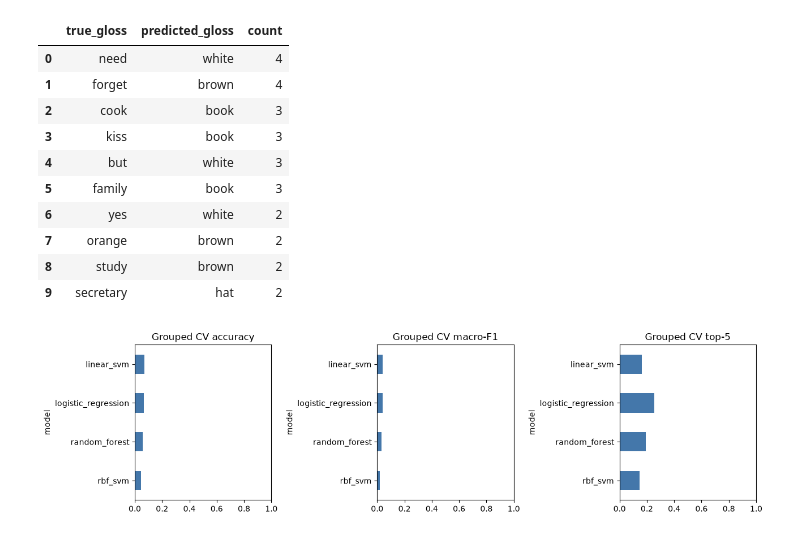
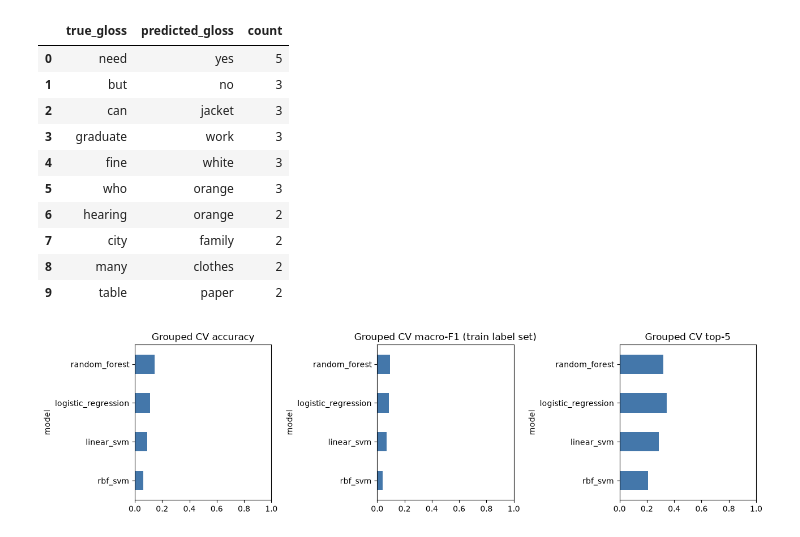
Before and after one commit to sarthak19ok/sign-language-recognition, a Jupyter notebook: sign-language-recognition/notebooks/06_classical_ml_baselines.ipynb, the cells around one changed output. Drawn from its saved outputs; the diff is of its cells as text; code cells hidden in the pictures.

```diff
--- a/sign-language-recognition/notebooks/06_classical_ml_baselines.ipynb
+++ b/sign-language-recognition/notebooks/06_classical_ml_baselines.ipynb
@@ -118,10 +212,19 @@ for name,candidates in estimator_specs().items():
             model=make_model(name,params); start=time.perf_counter(); model.fit(X_train[tr],y_train[tr]); fit_seconds=time.perf_counter()-start
             metric,_,_=scores(model,X_train[va],y_train[va]); cv_rows.append({'model':name,'candidate_id':candidate_id,'params_json':json.dumps(params,sort_keys=True),'fold':fold,'fit_seconds':fit_seconds,**metric})
 cv_detail=pd.DataFrame(cv_rows); cv_detail.to_csv(REPORTS/'grouped_cv_fold_metrics.csv',index=False)
-cv_summary=cv_detail.groupby(['model','candidate_id','params_json']).agg(accuracy_mean=('accuracy','mean'),accuracy_std=('accuracy','std'),macro_f1_mean=('macro_f1_eval_labels','mean'),macro_f1_std=('macro_f1_eval_labels','std'),top5_mean=('top5_accuracy','mean'),top5_std=('top5_accuracy','std'),fit_seconds_mean=('fit_seconds','mean')).reset_index()
-cv_summary=cv_summary.sort_values(['macro_f1_mean','accuracy_mean'],ascending=False); cv_summary.to_csv(REPORTS/'grouped_cv_summary.csv',index=False); display(cv_summary)
+fold_audit.to_csv(REPORTS/'grouped_cv_fold_audit.csv',index=False)
+cv_summary=cv_detail.groupby(['model','candidate_id','params_json']).agg(
+    macro_f1_train_label_set_mean=('macro_f1_train_label_set','mean'),macro_f1_train_label_set_std=('macro_f1_train_label_set','std'),
+    accuracy_mean=('accuracy','mean'),accuracy_std=('accuracy','std'),
+    macro_f1_eval_labels_mean=('macro_f1_eval_labels','mean'),macro_f1_eval_labels_std=('macro_f1_eval_labels','std'),
+    top5_mean=('top5_accuracy','mean'),top5_std=('top5_accuracy','std'),fit_seconds_mean=('fit_seconds','mean')).reset_index()
+# Selection rule: macro_f1_train_label_set_mean (desc), then accuracy_mean (desc); deterministic final fallback.
+cv_summary['_f1_key']=cv_summary.macro_f1_train_label_set_mean.round(12); cv_summary['_acc_key']=cv_summary.accuracy_mean.round(12)
+cv_summary=cv_summary.sort_values(['_f1_key','_acc_key','model','candidate_id'],ascending=[False,False,True,True]).drop(columns=['_f1_key','_acc_key']).reset_index(drop=True)
+cv_summary.insert(0,'selection_rank',range(1,len(cv_summary)+1))
+cv_summary.to_csv(REPORTS/'grouped_cv_summary.csv',index=False); display(cv_summary)
 best_params={}
 for name in estimator_specs():
     best=cv_summary.loc[cv_summary.model.eq(name)].iloc[0]; best_params[name]=json.loads(best.params_json)
-print(best_params)
+print('selection metric:',SELECTION_METRIC,'| tie-break:',SELECTION_TIEBREAK); print(best_params)
 # %% [output]
@@ -143,11 +246,12 @@ Each selected family is refit once on all 182 train examples. Validation results
 # %%
+train_label_set=set(y_train)
 final_models={}; validation_rows=[]; test_rows=[]; prediction_rows=[]; efficiency=[]
 for name,params in best_params.items():
     model=make_model(name,params); start=time.perf_counter(); model.fit(X_train,y_train); train_seconds=time.perf_counter()-start
     final_models[name]=model; joblib.dump(model,MODELS/f'{name}.joblib')
     for split,X,y,ids,collector in [('val',X_val,y_val,id_val,validation_rows),('test',X_test,y_test,id_test,test_rows)]:
         metric,pred,top=scores(model,X,y); collector.append({'model':name,'params_json':json.dumps(params,sort_keys=True),**metric})
-        for vid,true,guess,ranked in zip(ids,y,pred,top): prediction_rows.append({'model':name,'split':split,'video_id':vid,'true_gloss':true,'predicted_gloss':guess,'correct':bool(true==guess),'top5_predictions':json.dumps(ranked.tolist()),'label_unseen_in_train':bool(true not in set(y_train))})
+        for vid,true,guess,ranked in zip(ids,y,pred,top): prediction_rows.append({'model':name,'split':split,'video_id':vid,'true_gloss':true,'predicted_gloss':guess,'correct':bool(true==guess),'top5_predictions':json.dumps(ranked.tolist()),'label_unseen_in_train':bool(true not in train_label_set)})
     # repeated batch inference, excluding load/plot time
     timings=[]
     for _ in range(10):
@@ -157,6 +261,8 @@ for name,params in best_params.items():
     efficiency.append({'model':name,'train_seconds':train_seconds,'test_batch_latency_mean_seconds':float(np.mean(timings)),'test_batch_latency_median_seconds':float(np.median(timings)),'latency_ms_per_sample':float(np.median(timings)*1000/len(X_test)),'model_size_mb':file_mb,'complexity_proxy':int(complexity)})
 validation=pd.DataFrame(validation_rows); test=pd.DataFrame(test_rows); predictions=pd.DataFrame(prediction_rows); efficiency=pd.DataFrame(efficiency)
 validation.to_csv(REPORTS/'validation_metrics_descriptive.csv',index=False); test.to_csv(REPORTS/'test_metrics_held_out.csv',index=False); predictions.to_csv(REPORTS/'predictions.csv',index=False); efficiency.to_csv(REPORTS/'efficiency.csv',index=False)
+assert (validation.n_samples==len(y_val)).all() and (test.n_samples==len(y_test)).all()  # no test/val example is discarded
+assert len(y_test)==split_counts['test'] and len(y_val)==split_counts['val']
 display(validation); display(test); display(efficiency)
 # %% [output]
 |  | model | params_json | accuracy | macro_f1_eval_labels | macro_f1_train_label_set | weighted_f1 | ... |
@@ -181,15 +289,38 @@ The selected model is the family with the strongest training-only CV macro-F1. T
 # %%
 selected=cv_summary.iloc[0].model; model=final_models[selected]; metrics,pred,top=scores(model,X_test,y_test)
-known=np.array([label in set(y_train) for label in y_test]); known_labels=np.array(sorted(set(y_test[known])))
-cm=confusion_matrix(y_test[known],pred[known],labels=known_labels) if known.any() else np.empty((0,0),int)
-np.save(REPORTS/'selected_model_confusion_matrix.npy',cm); pd.DataFrame(cm,index=known_labels,columns=known_labels).to_csv(REPORTS/'selected_model_confusion_matrix.csv')
-report=pd.DataFrame(classification_report(y_test[known],pred[known],labels=known_labels,output_dict=True,zero_division=0)).T if known.any() else pd.DataFrame()
+assert metrics['n_samples']==len(y_test)==split_counts['test']   # all test examples used in accuracy / top-5
+train_label_set=set(ALL_TRAIN_LABELS); test_truth_set=set(y_test); pred_set=set(pred)
+known=np.array([label in train_label_set for label in y_test])
+assert pred_set<=train_label_set   # model can only predict classes seen in training
+# Confusion matrix over the complete training label set on BOTH axes. Rows are test examples with a training-known true label;
+# examples with a training-absent true label have no row and are listed in the coverage report instead.
+cm=confusion_matrix(y_test[known],pred[known],labels=ALL_TRAIN_LABELS)
+assert cm.shape==(len(ALL_TRAIN_LABELS),len(ALL_TRAIN_LABELS))==(100,100) and int(cm.sum())==int(known.sum())
+np.save(REPORTS/'selected_model_confusion_matrix.npy',cm)
+pd.DataFrame(cm,index=ALL_TRAIN_LABELS,columns=ALL_TRAIN_LABELS).to_csv(REPORTS/'selected_model_confusion_matrix.csv')
+# Per-class report over the same 100 labels. All 317 test rows are passed (nothing discarded); zero_division=0.
+rep=classification_report(y_test,pred,labels=ALL_TRAIN_LABELS,output_dict=True,zero_division=0); rep.pop('accuracy',None)
+report=pd.DataFrame(rep).T
+n_pred=pd.Series(pred).value_counts().reindex(ALL_TRAIN_LABELS).fillna(0).astype(int)
+report['n_predicted']=n_pred.reindex(report.index); report['in_test_ground_truth']=report['support'].gt(0).where(report.index.isin(ALL_TRAIN_LABELS))
+report['predicted_without_test_support']=(report['support'].eq(0)&report['n_predicted'].gt(0)).where(report.index.isin(ALL_TRAIN_LABELS))
+assert np.isclose(report.loc['macro avg','f1-score'],metrics['macro_f1_train_label_set'])   # report agrees with the selection-metric definition
 report.to_csv(REPORTS/'selected_model_per_class_report.csv')
-wrong=predictions.loc[(predictions.model.eq(selected))&(predictions.split.eq('test'))&(~predictions.correct)].copy(); pairs=wrong.groupby(['true_gloss','predicted_gloss']).size().sort_values(ascending=False).rename('count').reset_index(); pairs.to_csv(REPORTS/'frequent_confusions.csv',index=False)
+no_gt_pred=sorted(pred_set-test_truth_set)
+test_label_coverage={'selected_model':selected,'n_training_labels':len(ALL_TRAIN_LABELS),'n_test_labels_represented':len(test_truth_set),
+  'n_test_labels_present_in_training':len(test_truth_set&train_label_set),'test_labels_absent_from_training':sorted(test_truth_set-train_label_set),
+  'n_test_labels_absent_from_training':len(test_truth_set-train_label_set),'n_test_examples_total':int(len(y_test)),
+  'n_test_examples_with_label_absent_from_training':int((~known).sum()),'n_test_examples_in_confusion_matrix':int(known.sum()),
+  'n_training_labels_with_no_test_ground_truth':len(train_label_set-test_truth_set),
+  'predicted_classes_without_test_ground_truth':no_gt_pred,'n_predictions_on_classes_without_test_ground_truth':int(sum(p not in test_truth_set for p in pred)),
+  'confusion_matrix_shape':list(cm.shape)}
+(REPORTS/'test_label_coverage.json').write_text(json.dumps(test_label_coverage,indent=2)); print(json.dumps(test_label_coverage,indent=1))
+# Frequent confusions: only examples whose true label was learnable (present in training); unseen-label errors are tracked in the coverage file.
+wrong=predictions.loc[(predictions.model.eq(selected))&(predictions.split.eq('test'))&(~predictions.correct)&(~predictions.label_unseen_in_train)].copy(); pairs=wrong.groupby(['true_gloss','predicted_gloss']).size().sort_values(ascending=False).rename('count').reset_index(); pairs.to_csv(REPORTS/'frequent_confusions.csv',index=False)
 display(report.head()); display(pairs.head(10))
 fig,axes=plt.subplots(1,3,figsize=(13,3.5))
-plot=cv_summary.groupby('model')[['accuracy_mean','macro_f1_mean','top5_mean']].max().sort_values('macro_f1_mean')
-for ax,col,title in zip(axes,['accuracy_mean','macro_f1_mean','top5_mean'],['Grouped CV accuracy','Grouped CV macro-F1','Grouped CV top-5']): plot[col].plot.barh(ax=ax,color='#4477AA'); ax.set_title(title); ax.set_xlim(0,1)
+plot=cv_summary.groupby('model').first()[['accuracy_mean','macro_f1_train_label_set_mean','top5_mean']].sort_values('macro_f1_train_label_set_mean')  # best candidate per family by the selection rule
+for ax,col,title in zip(axes,['accuracy_mean','macro_f1_train_label_set_mean','top5_mean'],['Grouped CV accuracy','Grouped CV macro-F1 (train label set)','Grouped CV top-5']): plot[col].plot.barh(ax=ax,color='#4477AA'); ax.set_title(title); ax.set_xlim(0,1)
 plt.tight_layout(); plt.savefig(REPORTS/'cv_model_comparison.png',dpi=160); plt.show()
 fig,ax=plt.subplots(figsize=(7,3)); efficiency.set_index('model')['latency_ms_per_sample'].plot.bar(ax=ax,color='#66AA55'); ax.set_ylabel('median ms/sample'); ax.set_title('Held-out inference latency'); plt.tight_layout(); plt.savefig(REPORTS/'inference_latency.png',dpi=160); plt.show()
 # %% [output]
@@ -202,12 +351,12 @@ fig,ax=plt.subplots(figsize=(7,3)); efficiency.set_index('model')['latency_ms_pe
 |  | true_gloss | predicted_gloss | count |
-| 0 | need | white | 4 |
-| 1 | forget | brown | 4 |
-| 2 | cook | book | 3 |
-| 3 | kiss | book | 3 |
-| 4 | but | white | 3 |
-| 5 | family | book | 3 |
-| 6 | yes | white | 2 |
-| 7 | orange | brown | 2 |
-| 8 | study | brown | 2 |
-| 9 | secretary | hat | 2 |
+| 0 | need | yes | 5 |
+| 1 | but | no | 3 |
+| 2 | can | jacket | 3 |
+| 3 | graduate | work | 3 |
+| 4 | fine | white | 3 |
+| 5 | who | orange | 3 |
+| 6 | hearing | orange | 2 |
+| 7 | city | family | 2 |
+| 8 | many | clothes | 2 |
+| 9 | table | paper | 2 |
-[figure, old version]
+[figure, new version]
```
Also changed, not shown: parts of 17 cells of this notebook, 5 other files.
